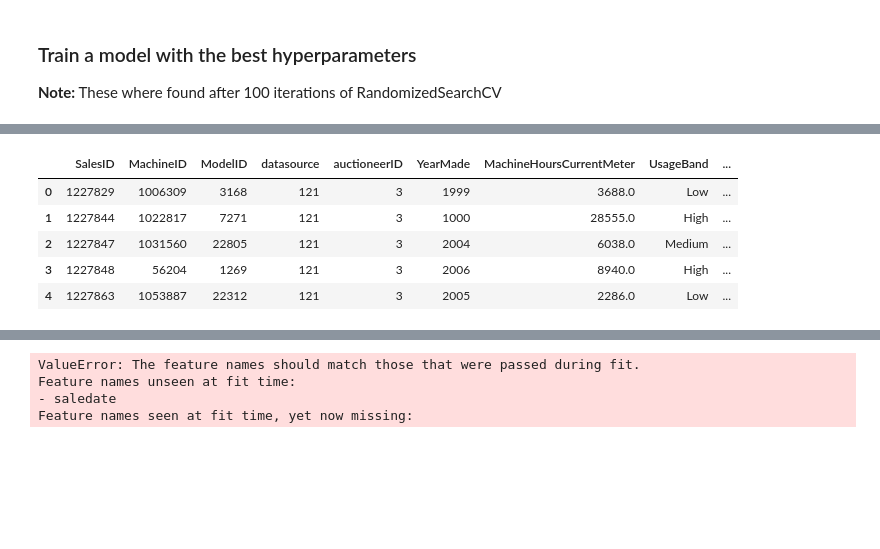
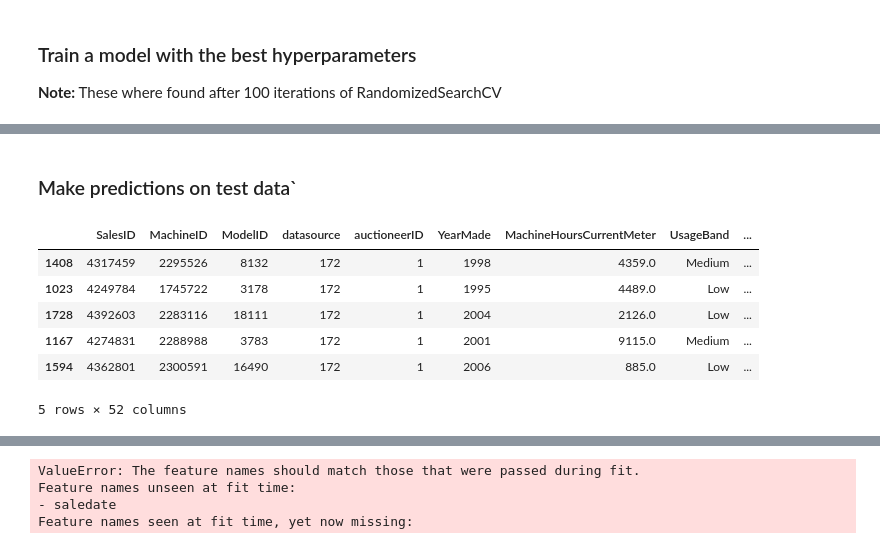
Before and after one commit to kjedmeade/bulldozer-price-prediction-project, a Jupyter notebook: Untitled.ipynb, the cells around one changed output, grey strips where cells are left out. Drawn from its saved outputs; the diff is of its cells as text; code cells hidden in the pictures; blank space fills up the shorter version.

```diff
--- a/Untitled.ipynb
+++ b/Untitled.ipynb
@@ -1208,12 +1602,20 @@ show_scores(rs_model)
+# %% [markdown]
+### Make predictions on test data`
 # %%
-# Import the test data
+### Start here (2)
+### Import the test data
 df_test = pd.read_csv("data/bluebook-for-bulldozers/Test.csv", low_memory=False, parse_dates=["saledate"])
 
+### Sort dataframe in date order
+df_test.sort_values(by=["saledate"], inplace=True, ascending=True)
+df_test.saledate.head()
+
 df_test.head()
 # %% [output]
 |  | SalesID | MachineID | ModelID | datasource | auctioneerID | YearMade | MachineHoursCurrentMeter | UsageBand | ... |
-| 0 | 1227829 | 1006309 | 3168 | 121 | 3 | 1999 | 3688.0 | Low | ... |
-| 1 | 1227844 | 1022817 | 7271 | 121 | 3 | 1000 | 28555.0 | High | ... |
-| 2 | 1227847 | 1031560 | 22805 | 121 | 3 | 2004 | 6038.0 | Medium | ... |
-| 3 | 1227848 | 56204 | 1269 | 121 | 3 | 2006 | 8940.0 | High | ... |
-| 4 | 1227863 | 1053887 | 22312 | 121 | 3 | 2005 | 2286.0 | Low | ... |
+| 1408 | 4317459 | 2295526 | 8132 | 172 | 1 | 1998 | 4359.0 | Medium | ... |
+| 1023 | 4249784 | 1745722 | 3178 | 172 | 1 | 1995 | 4489.0 | Low | ... |
+| 1728 | 4392603 | 2283116 | 18111 | 172 | 1 | 2004 | 2126.0 | Low | ... |
+| 1167 | 4274831 | 2288988 | 3783 | 172 | 1 | 2001 | 9115.0 | Medium | ... |
+| 1594 | 4362801 | 2300591 | 16490 | 172 | 1 | 2006 | 885.0 | Low | ... |
+5 rows × 52 columns
```
Also changed, not shown: parts of 116 cells of this notebook, 1 other file.
